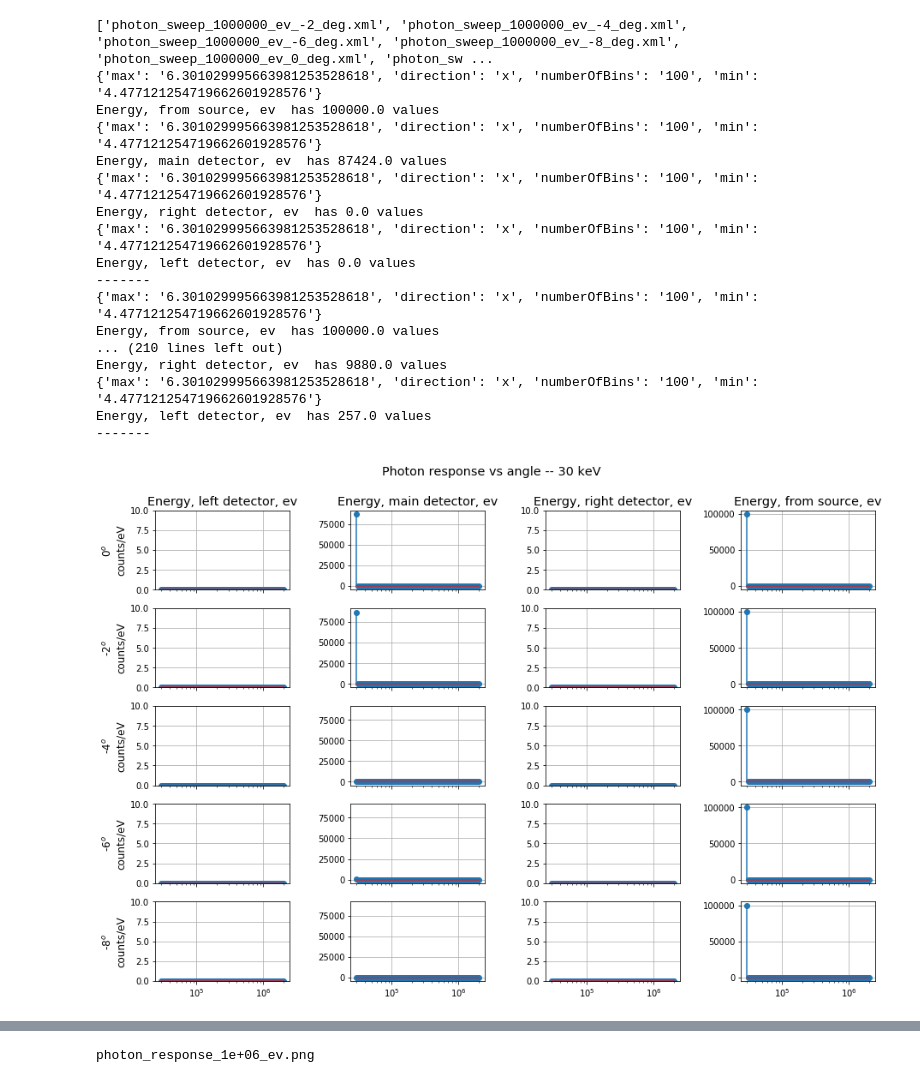
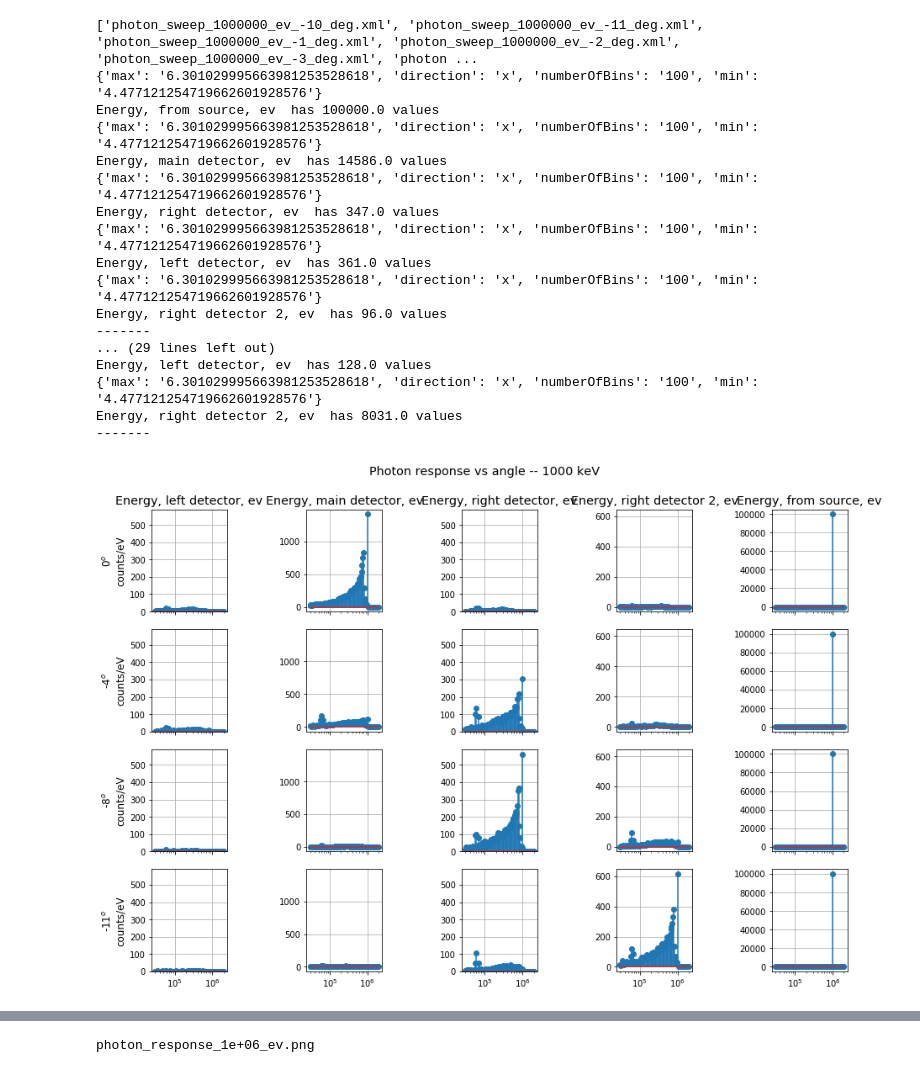
Before and after one commit to asousa/geant_xray_detector, a Jupyter notebook: photon_angular_response_sweep.ipynb, the cells around one changed output, grey strips where cells are left out. Drawn from its saved outputs; the diff is of its cells as text; code cells hidden in the pictures.

```diff
--- a/photon_angular_response_sweep.ipynb
+++ b/photon_angular_response_sweep.ipynb
@@ -142,13 +153,13 @@ plt.rcParams.update(params)
 d = os.listdir('.')
 files = [x for x in d if x.startswith('photon_sweep') and x.endswith(".xml")]
 print files
-angles = [0, -2, -4, -6, -8]
+angles = [0, -4, -8, -11]
 # energies = [30e3]
 energy = 1e6
 column_ymax = [1000, 10000, 1000, 10000]
 
-for energy in evec:
-    fig, ax = plt.subplots(len(angles), 4, sharex='col', sharey='col')
+for energy in [evec[-1]]:
+    fig, ax = plt.subplots(len(angles), 5, sharex='col', sharey='col')
 
 
     for angle_ind, angle in enumerate(angles):
@@ -156,7 +167,7 @@ for energy in evec:
         filename = "photon_sweep_%d_ev_%g_deg.xml"%(energy, angle)
         hists, axes, underflows, overflows = load_histo_file(filename)
         print "-------"
-        keylist = ['Energy, left detector, ev', 'Energy, main detector, ev', 'Energy, right detector, ev', 'Energy, from source, ev']
+        keylist = ['Energy, left detector, ev', 'Energy, main detector, ev', 'Energy, right detector, ev', 'Energy, right detector 2, ev','Energy, from source, ev']
         for k_ind, key in enumerate(keylist):
 
             ax[angle_ind, k_ind].stem(axes[key], hists[key],zorder=100, alpha=0.7)
@@ -174,40 +185,40 @@ for energy in evec:
     maxy_0 = 0
     maxy_1 = 0
     for x in range(len(angles)):
         maxy_0 = max(maxy_0, ax[x,0].get_ylim()[1])
         maxy_0 = max(maxy_0, ax[x,2].get_ylim()[1])
         maxy_1 = max(maxy_1, ax[x,1].get_ylim()[1])
         maxy_1 = max(maxy_1, ax[x,3].get_ylim()[1])
 
     maxy_0 = np.ceil(maxy_0/10)*10
     maxy_1 = np.ceil(maxy_1/10)*10
     for x in range(len(angles)):
         ax[x,0].set_ylim([0,maxy_0])
         ax[x,2].set_ylim([0,maxy_0])
 #         ax[x,1].set_ylim([0,maxy_1])
 #         ax[x,3].set_ylim([0,maxy_1])
 
     fig.tight_layout()
     fig.subplots_adjust(top=0.9)
     fig.suptitle('Photon response vs angle -- %d keV'%(energy/1000.))
     figname = 'photon_response_%1.0e_ev.png'%energy
     fig.savefig(figname, dpi=300)
 # %% [output]
-['photon_sweep_1000000_ev_-2_deg.xml', 'photon_sweep_1000000_ev_-4_deg.xml', 'photon_sweep_1000000_ev_-6_deg.xml', 'photon_sweep_1000000_ev_-8_deg.xml', 'photon_sweep_1000000_ev_0_deg.xml', 'photon_sw ...
+['photon_sweep_1000000_ev_-10_deg.xml', 'photon_sweep_1000000_ev_-11_deg.xml', 'photon_sweep_1000000_ev_-1_deg.xml', 'photon_sweep_1000000_ev_-2_deg.xml', 'photon_sweep_1000000_ev_-3_deg.xml', 'photon ...
 {'max': '6.301029995663981253528618', 'direction': 'x', 'numberOfBins': '100', 'min': '4.477121254719662601928576'}
 Energy, from source, ev  has 100000.0 values
 {'max': '6.301029995663981253528618', 'direction': 'x', 'numberOfBins': '100', 'min': '4.477121254719662601928576'}
-Energy, main detector, ev  has 87424.0 values
+Energy, main detector, ev  has 14586.0 values
 {'max': '6.301029995663981253528618', 'direction': 'x', 'numberOfBins': '100', 'min': '4.477121254719662601928576'}
-Energy, right detector, ev  has 0.0 values
+Energy, right detector, ev  has 347.0 values
 {'max': '6.301029995663981253528618', 'direction': 'x', 'numberOfBins': '100', 'min': '4.477121254719662601928576'}
-Energy, left detector, ev  has 0.0 values
+Energy, left detector, ev  has 361.0 values
+{'max': '6.301029995663981253528618', 'direction': 'x', 'numberOfBins': '100', 'min': '4.477121254719662601928576'}
+Energy, right detector 2, ev  has 96.0 values
 -------
+... (29 lines left out)
+Energy, left detector, ev  has 128.0 values
 {'max': '6.301029995663981253528618', 'direction': 'x', 'numberOfBins': '100', 'min': '4.477121254719662601928576'}
-Energy, from source, ev  has 100000.0 values
-... (210 lines left out)
-Energy, right detector, ev  has 9880.0 values
-{'max': '6.301029995663981253528618', 'direction': 'x', 'numberOfBins': '100', 'min': '4.477121254719662601928576'}
-Energy, left detector, ev  has 257.0 values
+Energy, right detector 2, ev  has 8031.0 values
 -------
-[figure, old version]
+[figure, new version]
```
Also changed, not shown: parts of 7 cells of this notebook, 5 other files.
